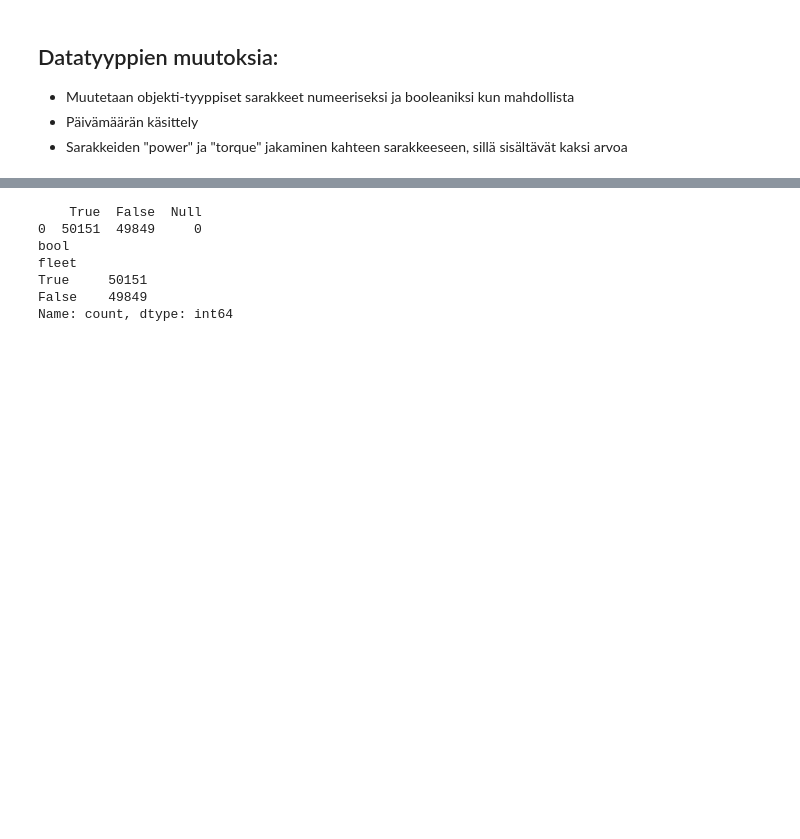
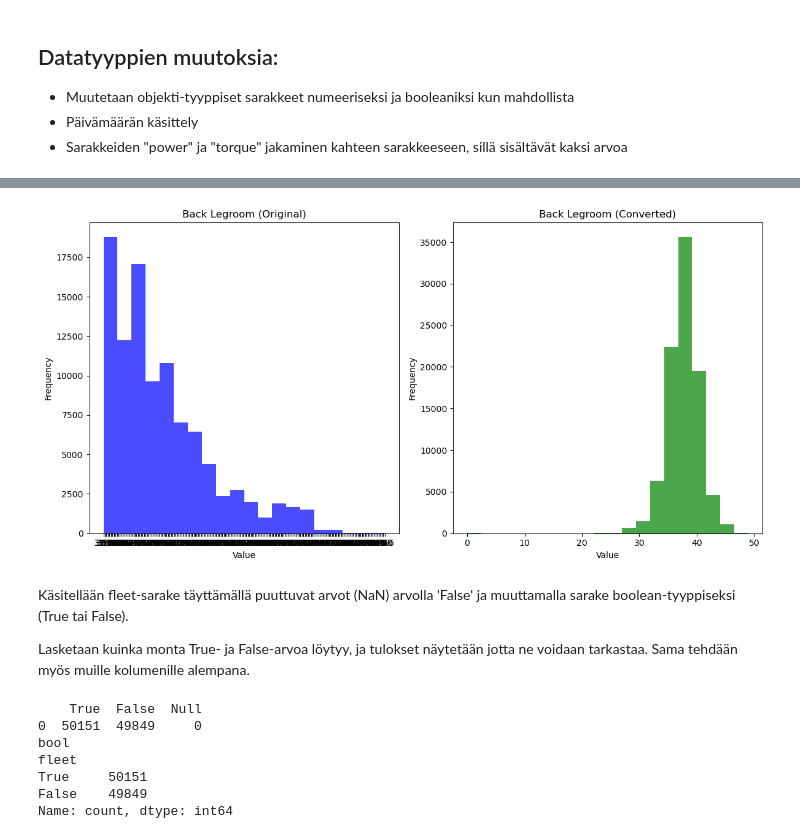
Before and after one commit to JermuSo/aida_project_group1, a Jupyter notebook: docs/Phase 3/phase_3_results.ipynb, the cells around one changed output, grey strips where cells are left out. Drawn from its saved outputs; the diff is of its cells as text; code cells hidden in the pictures; blank space fills up the shorter version.

```diff
--- a/docs/Phase 3/phase_3_results.ipynb
+++ b/docs/Phase 3/phase_3_results.ipynb
@@ -218,3 +269,30 @@ dataframe['width'] = pd.to_numeric(dataframe['width'], errors='coerce')
+# %%
+import matplotlib.pyplot as plt
+
+# Histogrammi esimerkki: back_legroom ennen ja jälkeen
+fig, axs = plt.subplots(1, 2, figsize=(12, 6))
+
+# Alkuperäinen jakauma
+dataframe['back_legroom_raw'] = dataframe['back_legroom'].astype(str)  # Luo kopio alkuperäisestä
+axs[0].hist(dataframe['back_legroom_raw'].dropna(), bins=20, color='blue', alpha=0.7)
+axs[0].set_title('Back Legroom (Original)')
+axs[0].set_xlabel('Value')
+axs[0].set_ylabel('Frequency')
+
+# Muunnettu jakauma
+axs[1].hist(dataframe['back_legroom'].dropna(), bins=20, color='green', alpha=0.7)
+axs[1].set_title('Back Legroom (Converted)')
+axs[1].set_xlabel('Value')
+axs[1].set_ylabel('Frequency')
+
+plt.tight_layout()
+plt.show()
+# %% [output]
+[figure, added]
+# %% [markdown]
+Käsitellään fleet-sarake täyttämällä puuttuvat arvot (NaN) arvolla 'False' ja muuttamalla sarake boolean-tyyppiseksi (True tai False).
+
+Lasketaan kuinka monta True- ja False-arvoa löytyy, ja tulokset näytetään jotta ne voidaan tarkastaa. Sama tehdään myös muille kolumenille alempana.
 # %%
 df_copy = dataframe.copy()
 
```
Also changed, not shown: parts of 36 cells of this notebook.
